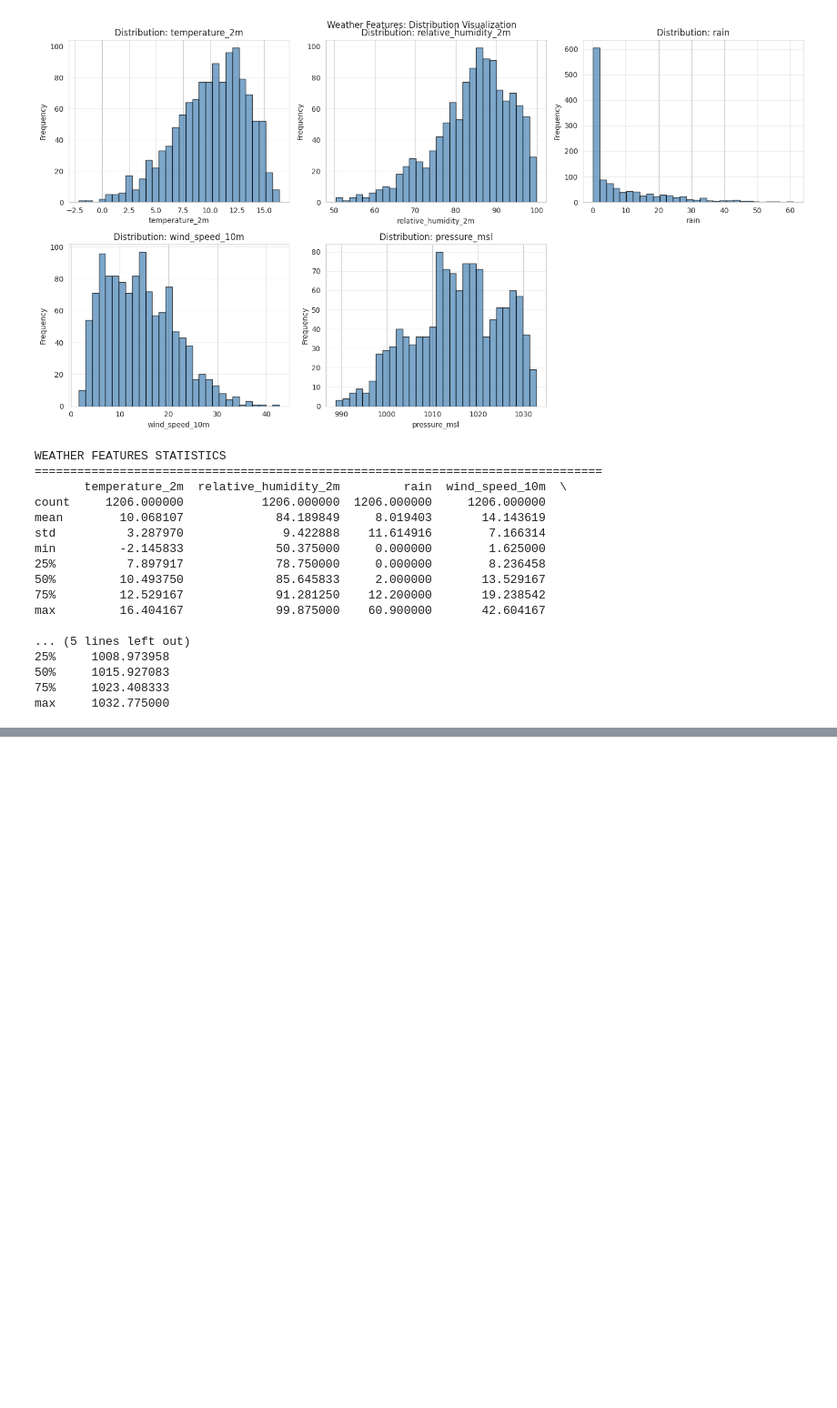
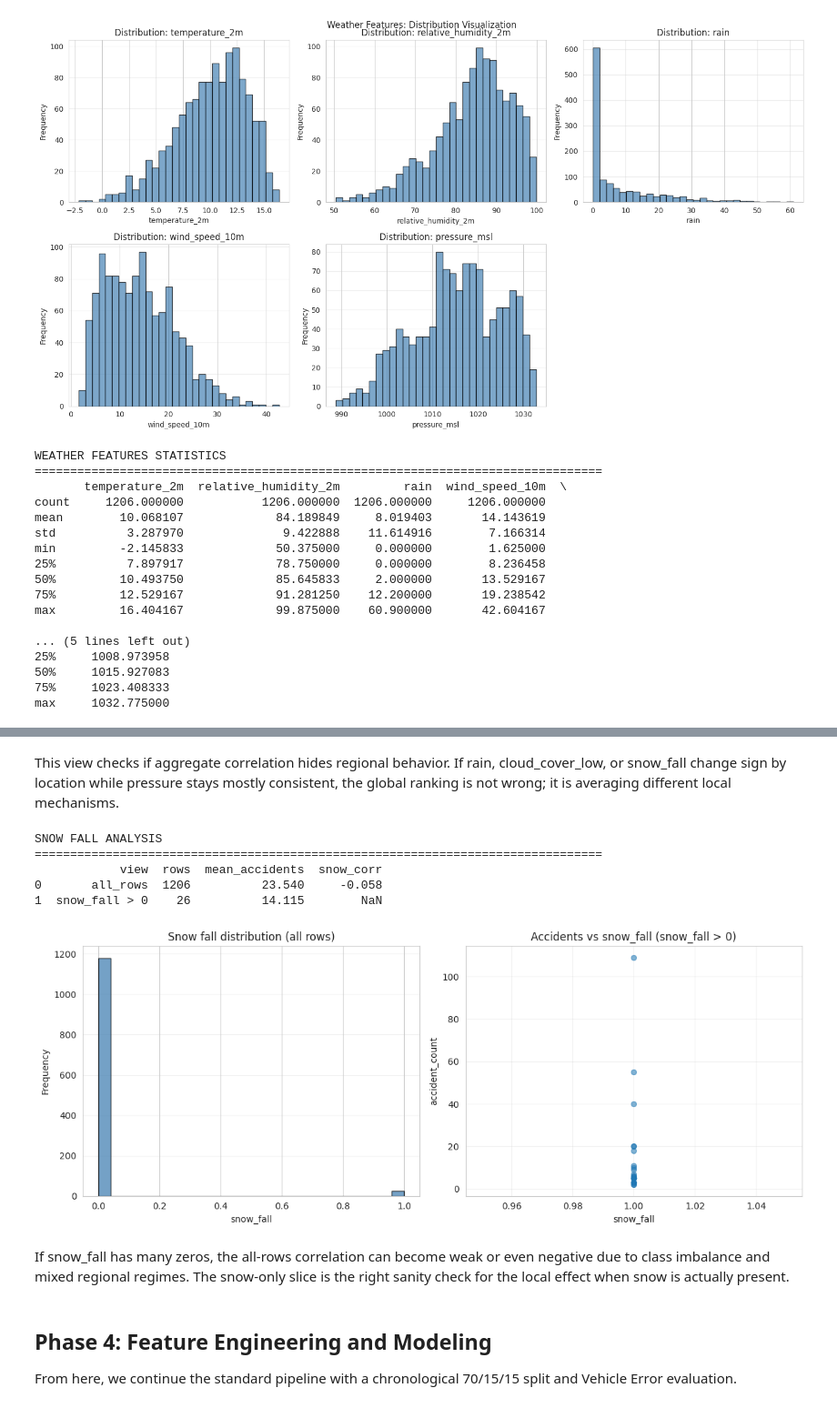
Before and after one commit to GrecoLucas/Weather-Prediction, a Jupyter notebook: Level_4/level_4_accidents.ipynb, the cells around one changed output, grey strips where cells are left out. Shown at 91% size. Drawn from its saved outputs; the diff is of its cells as text; code cells hidden in the pictures; blank space fills up the shorter version.

Commit message:
complete basic model

```diff
--- a/Level_4/level_4_accidents.ipynb
+++ b/Level_4/level_4_accidents.ipynb
@@ -563,0 +664,56 @@ Stronger correlations (|r| > 0.3) are candidates for feature engineering
+# %% [markdown]
+This view checks if aggregate correlation hides regional behavior. If rain, cloud_cover_low, or snow_fall change sign by location while pressure stays mostly consistent, the global ranking is not wrong; it is averaging different local mechanisms.
+# %%
+# Diagnostic 3: Snow effect in two views (all rows vs only snow-present)
+print('SNOW FALL ANALYSIS')
+print('=' * 80)
+
+snow_corr_all = merged_df[['snow_fall', 'accident_count']].corr().iloc[0, 1]
+snow_present = merged_df[merged_df['snow_fall'] > 0].copy()
+
+if len(snow_present) > 2 and snow_present['snow_fall'].nunique() > 1:
+    snow_corr_present = snow_present[['snow_fall', 'accident_count']].corr().iloc[0, 1]
+else:
+    snow_corr_present = np.nan
+
+summary_table = pd.DataFrame({
+    'view': ['all_rows', 'snow_fall > 0'],
+    'rows': [len(merged_df), len(snow_present)],
+    'mean_accidents': [merged_df['accident_count'].mean(), snow_present['accident_count'].mean() if len(snow_present) else np.nan],
+    'snow_corr': [snow_corr_all, snow_corr_present]
+}).round(3)
+print(summary_table)
+
+fig, axes = plt.subplots(1, 2, figsize=(12, 4.8))
+
+axes[0].hist(merged_df['snow_fall'], bins=25, color='steelblue', edgecolor='black', alpha=0.75)
+axes[0].set_title('Snow fall distribution (all rows)')
+axes[0].set_xlabel('snow_fall')
+axes[0].set_ylabel('Frequency')
+axes[0].grid(axis='y', alpha=0.25)
+
+if len(snow_present) > 0:
+    axes[1].scatter(snow_present['snow_fall'], snow_present['accident_count'], alpha=0.55, s=32)
+    axes[1].set_title('Accidents vs snow_fall (snow_fall > 0)')
+    axes[1].set_xlabel('snow_fall')
+    axes[1].set_ylabel('accident_count')
+    axes[1].grid(alpha=0.25)
+else:
+    axes[1].text(0.5, 0.5, 'No snow_fall > 0 rows', ha='center', va='center')
+    axes[1].axis('off')
+
+plt.tight_layout()
+plt.show()
+# %% [output]
+SNOW FALL ANALYSIS
+================================================================================
+            view  rows  mean_accidents  snow_corr
+0       all_rows  1206          23.540     -0.058
+1  snow_fall > 0    26          14.115        NaN
+[figure, added]
+# %% [markdown]
+If snow_fall has many zeros, the all-rows correlation can become weak or even negative due to class imbalance and mixed regional regimes. The snow-only slice is the right sanity check for the local effect when snow is actually present.
+# %% [markdown]
+## Phase 4: Feature Engineering and Modeling
+
+From here, we continue the standard pipeline with a chronological 70/15/15 split and Vehicle Error evaluation.
```
Also changed, not shown: parts of 16 cells of this notebook.
